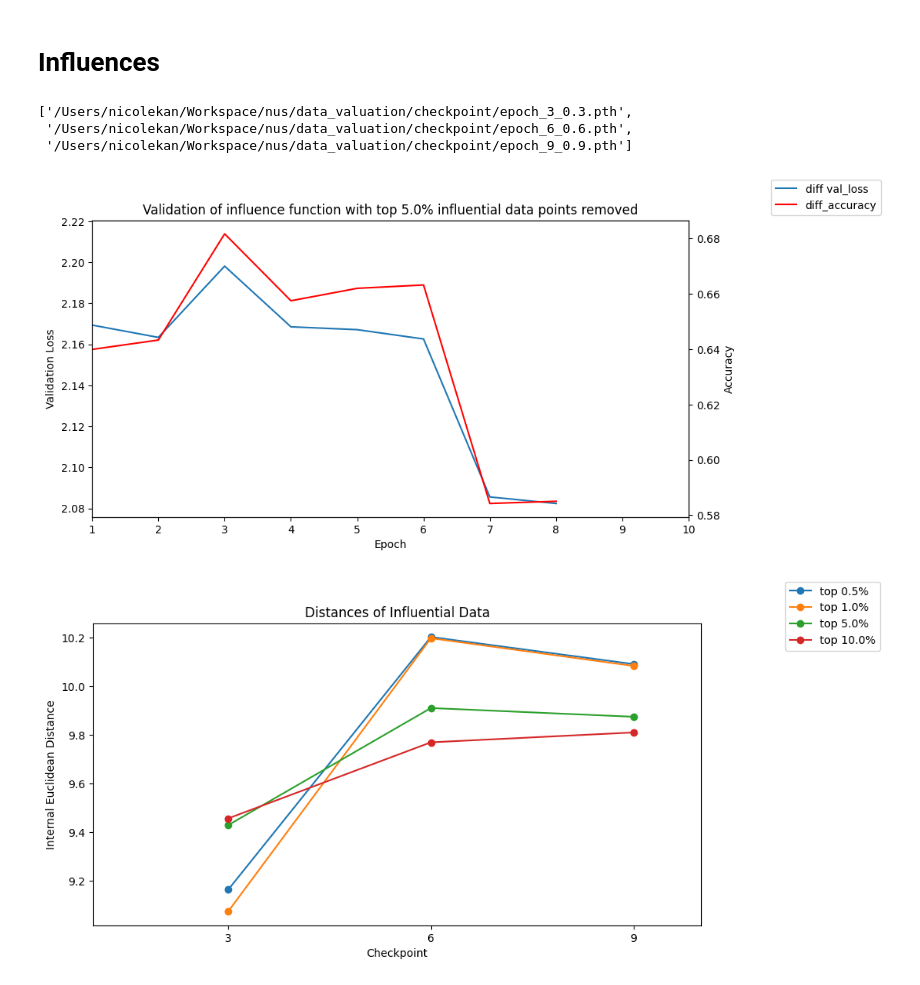
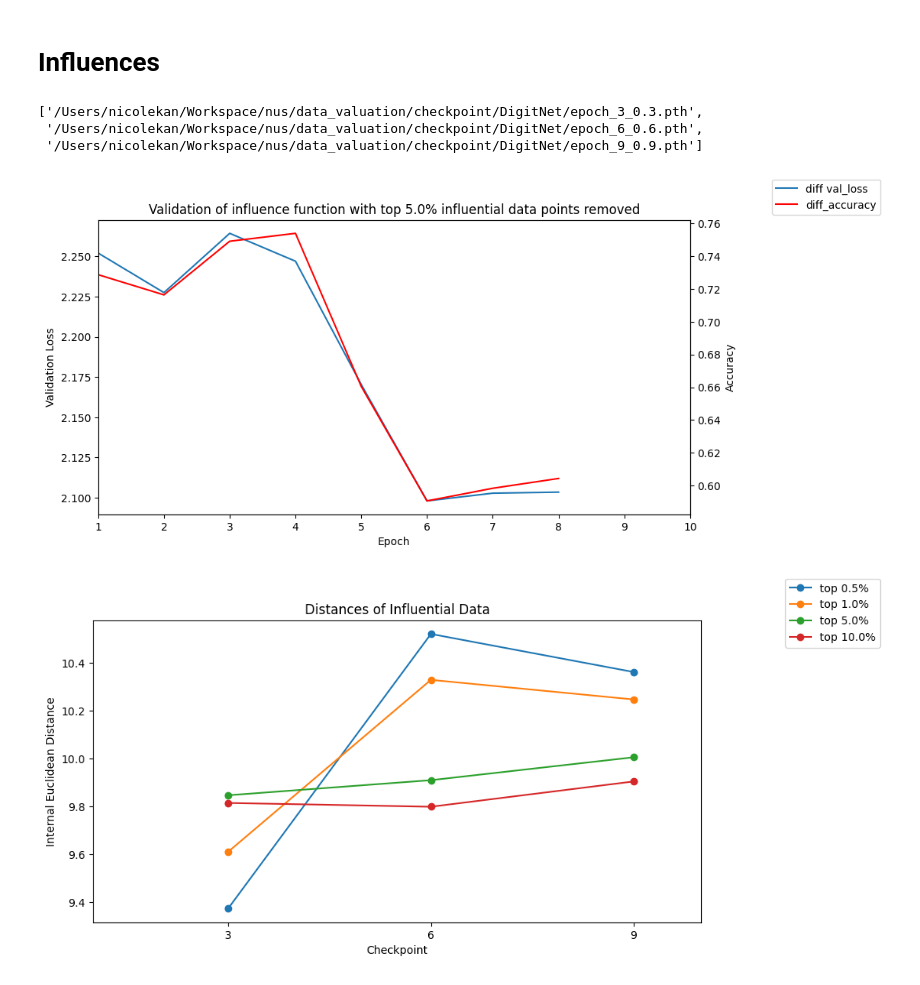
Before and after one commit to Rachelcoll/EULoInf, a Jupyter notebook: noteboooks/01_nn_models.ipynb, the cells around one changed output. Drawn from its saved outputs; the diff is of its cells as text; code cells hidden in the pictures.

Commit message:
Fix validate_influences output and recreate nn_model notebook

```diff
--- a/noteboooks/01_nn_models.ipynb
+++ b/noteboooks/01_nn_models.ipynb
@@ -89,3 +86,31 @@ mnist_influences = save_objs_dict["mnist_influences"]
+# %%
+# Loading data
+mnist_influences = save_objs_dict["mnist_influences"]
+validate_list = save_objs_dict["validate_list"]
+rand_list = save_objs_dict["rand_list"]
+
+
+validate_dict = {
+    "validate_accuracies": [],
+    "validate_train_losses": [],
+    "validate_validation_losses": []
+}
+
+rand_dict = {
+    "rand_validate_accuracies": [],
+    "rand_validate_train_losses": [],
+    "rand_validate_validation_losses": []
+}
+
+
+for ckpt_idx, _ in enumerate(checkpoint_labels):
+    validate_dict["validate_accuracies"].append(validate_list[ckpt_idx].accuracies)
+    validate_dict["validate_train_losses"].append(validate_list[ckpt_idx].train_losses)
+    validate_dict["validate_validation_losses"].append(validate_list[ckpt_idx].validation_losses)
+
+    rand_dict["rand_validate_accuracies"].append(rand_list[ckpt_idx].accuracies)
+    rand_dict["rand_validate_train_losses"].append(rand_list[ckpt_idx].train_losses)
+    rand_dict["rand_validate_validation_losses"].append(rand_list[ckpt_idx].validation_losses)
 # %%
 def top_or_least_influences(ckpt_influences, train_dataset, num_per_row=10, descending=True):
     ckpt_num = len(ckpt_influences)
@@ -100,4 +125,4 @@ def top_or_least_influences(ckpt_influences, train_dataset, num_per_row=10, desc
 
 mnist_ckpt_imgs = top_or_least_influences(mnist_influences, mnist_train, num_per_row=20)
 num_data = len(mnist_train)
-x_vals =  list(range(1, 11))
+x_vals =  list(range(1, num_epochs+1))
@@ -109,35 +129,35 @@ rand_validate_train_losses = save_objs_dict["rand_model_eval_obj"].train_losses
 # %%
-checkpoints_filepaths = [os.path.join(dir_ckpt, f"epoch_{epoch}_{epoch/num_epochs}.pth") for epoch in checkpoint_labels]
+checkpoints_filepaths = [os.path.join(dir_ckpt, "DigitNet", f"epoch_{epoch}_{epoch/num_epochs}.pth") for epoch in checkpoint_labels]
 checkpoints_filepaths
 # %% [output]
-['/Users/nicolekan/Workspace/nus/data_valuation/checkpoint/epoch_3_0.3.pth',
- '/Users/nicolekan/Workspace/nus/data_valuation/checkpoint/epoch_6_0.6.pth',
- '/Users/nicolekan/Workspace/nus/data_valuation/checkpoint/epoch_9_0.9.pth']
+['/Users/nicolekan/Workspace/nus/data_valuation/checkpoint/DigitNet/epoch_3_0.3.pth',
+ '/Users/nicolekan/Workspace/nus/data_valuation/checkpoint/DigitNet/epoch_6_0.6.pth',
+ '/Users/nicolekan/Workspace/nus/data_valuation/checkpoint/DigitNet/epoch_9_0.9.pth']
 # %%
 fig, ax1 = plt.subplots(figsize=(10, 5))
 ax1.set_xlim(min(x_vals), max(x_vals))
 def concat_ckpt_metrics(metrics, ckpt_labels):
     integrate_metrics = []
     for i, metric in enumerate(metrics):
         prev_ckpt = ckpt_labels[i-1] if i > 0 else 0
         integrate_metrics.append(metric[prev_ckpt:])
     return np.concatenate(integrate_metrics)
 
-diff_val_loss = concat_ckpt_metrics(validate_validation_losses, checkpoint_labels) - concat_ckpt_metrics(rand_validate_train_losses, checkpoint_labels) # suppose positive
-diff_accuracy = concat_ckpt_metrics(rand_validate_accuracies, checkpoint_labels) - concat_ckpt_metrics(validate_accuracies, checkpoint_labels) # suppose positive
+diff_val_loss = concat_ckpt_metrics(validate_dict["validate_validation_losses"], checkpoint_labels) - concat_ckpt_metrics(rand_dict["rand_validate_train_losses"], checkpoint_labels) # suppose positive
+diff_accuracy = concat_ckpt_metrics(rand_dict["rand_validate_accuracies"], checkpoint_labels) - concat_ckpt_metrics(validate_dict["validate_accuracies"], checkpoint_labels) # suppose positive
 
 ax1.plot(diff_val_loss, label='diff val_loss')
 ax1.set_xlabel('Epoch')
 ax1.set_ylabel('Validation Loss')
 
 ax2 = ax1.twinx()
 ax2.plot(diff_accuracy, label='diff_accuracy', color='r')
 ax2.set_ylabel('Accuracy')
 plt.title(f'Validation of influence function with top {np.round(1-p, 2)*100}% influential data points removed')
 fig.legend(loc='upper left', bbox_to_anchor=(1,1))
 plt.show()
 # %% [output]
-[figure, old version]
+[figure, new version]
 # %%
 def calc_inter_dist(imgs):
     distances = euclidean_distances(imgs, imgs)
@@ -169,4 +189,4 @@ ax1.set_xticks(checkpoint_labels)
 fig.legend(loc='upper left', bbox_to_anchor=(1,1))
 plt.show()
 # %% [output]
-[figure, old version]
+[figure, new version]
```
Also changed, not shown: parts of 18 cells of this notebook, 3 other files.
